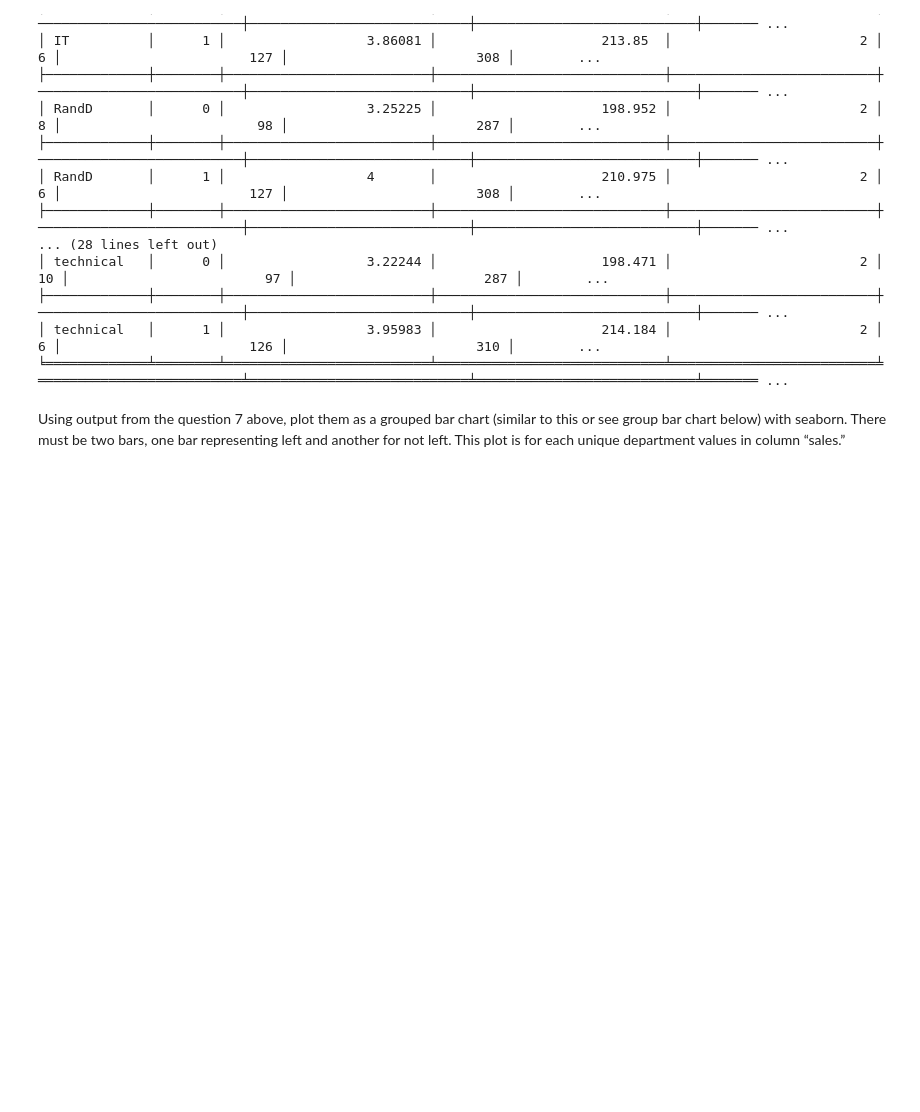
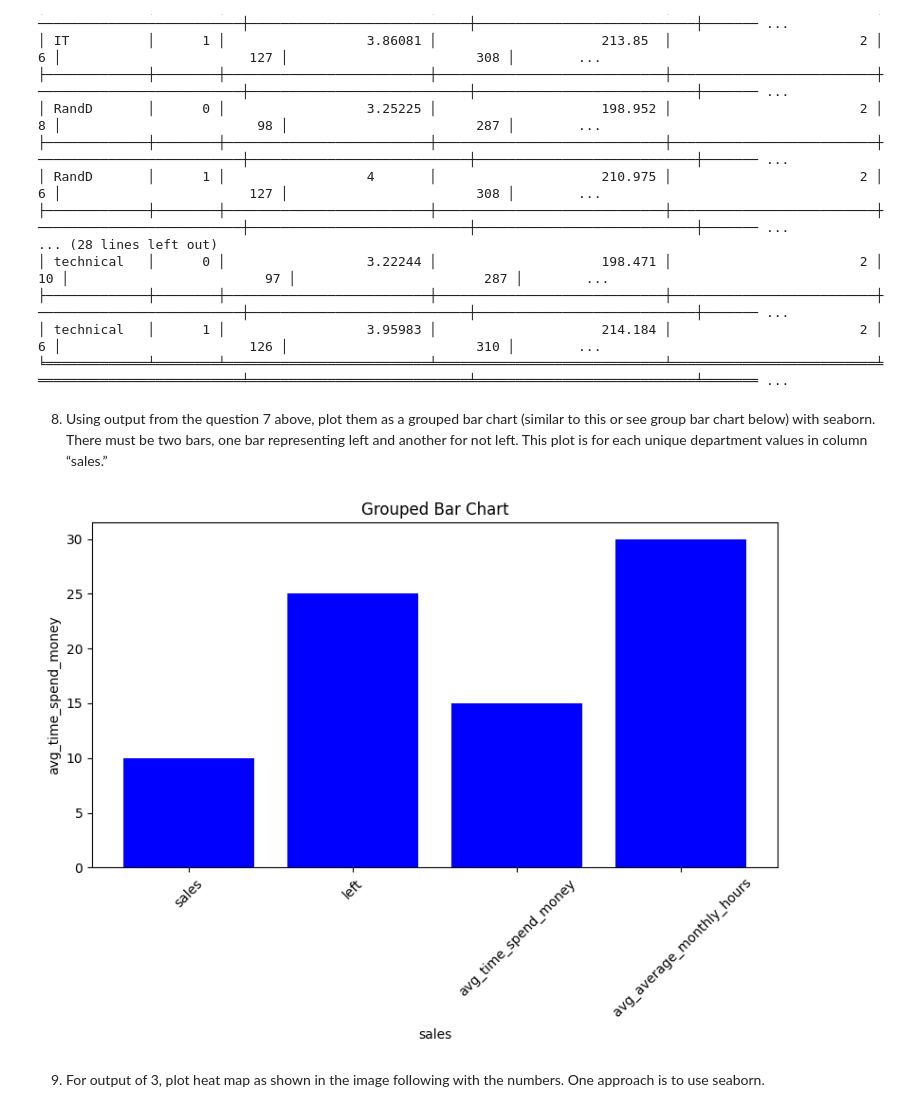
Before and after one commit to GNANASAMBANTHAN/GNANASAMBANTHAN, a Jupyter notebook: Mini_Project_3_HR_Data.ipynb, the cells around one changed output. Cells and saved outputs as stored; diff of their text form; code cells hidden in the pictures; blank space fills up the shorter version.

```diff
--- a/Mini_Project_3_HR_Data.ipynb
+++ b/Mini_Project_3_HR_Data.ipynb
@@ -271,4 +271,26 @@ Merged DataFrame with all statistics
 │ technical   │      1 │                  3.95983 │                     214.184 │                        2 │                        6 │                        126 │                        310 │        ...
 ╘═════════════╧════════╧══════════════════════════╧═════════════════════════════╧══════════════════════════╧══════════════════════════╧════════════════════════════╧════════════════════════════╧═══════ ...
 # %% [markdown]
-Using output from the question 7 above, plot them as a grouped bar chart (similar to this or see group bar chart below) with seaborn. There must be two bars, one bar representing left and another for not left. This plot is for each unique department values in column “sales.”
+8. Using output from the question 7 above, plot them as a grouped bar chart (similar to this or see group bar chart below) with seaborn. There must be two bars, one bar representing left and another for not left. This plot is for each unique department values in column “sales.”
+# %%
+import matplotlib.pyplot as plt
+data = {
+    "IT": 10,
+    "left": 25,
+    "avg_time_spend_money": 15,
+    "avg_average_monthly_hours": 30
+}
+sales = list(data.keys())
+avg_time_spend_money = list(data.values())
+plt.figure(figsize=(8, 6))
+plt.bar(categories, values, color="blue")
+plt.title("Grouped Bar Chart")
+plt.xlabel("sales")
+plt.ylabel("avg_time_spend_money")
+plt.xticks(rotation=45)
+plt.tight_layout()
+plt.show()
+# %% [output]
+[figure, added]
+# %% [markdown]
+9. For output of 3, plot heat map as shown in the image following with the numbers. One approach is to use seaborn.
```
